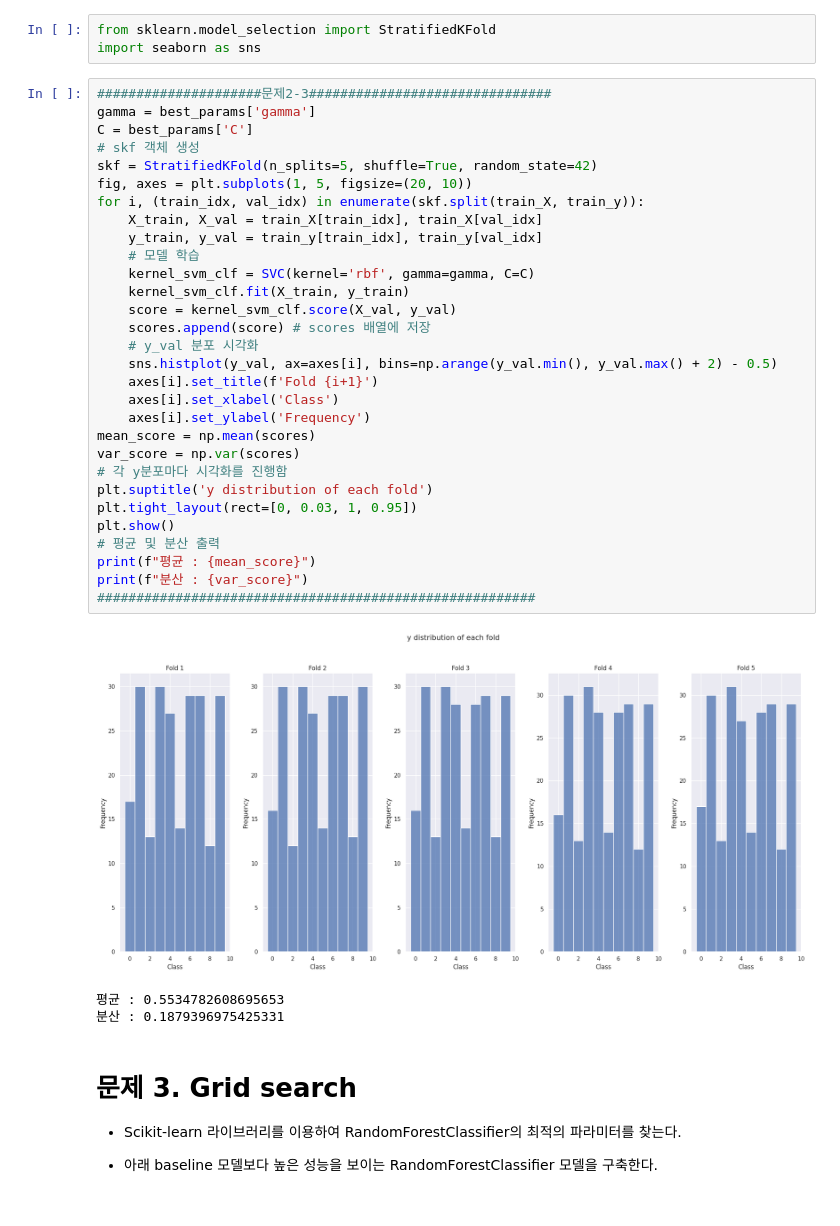
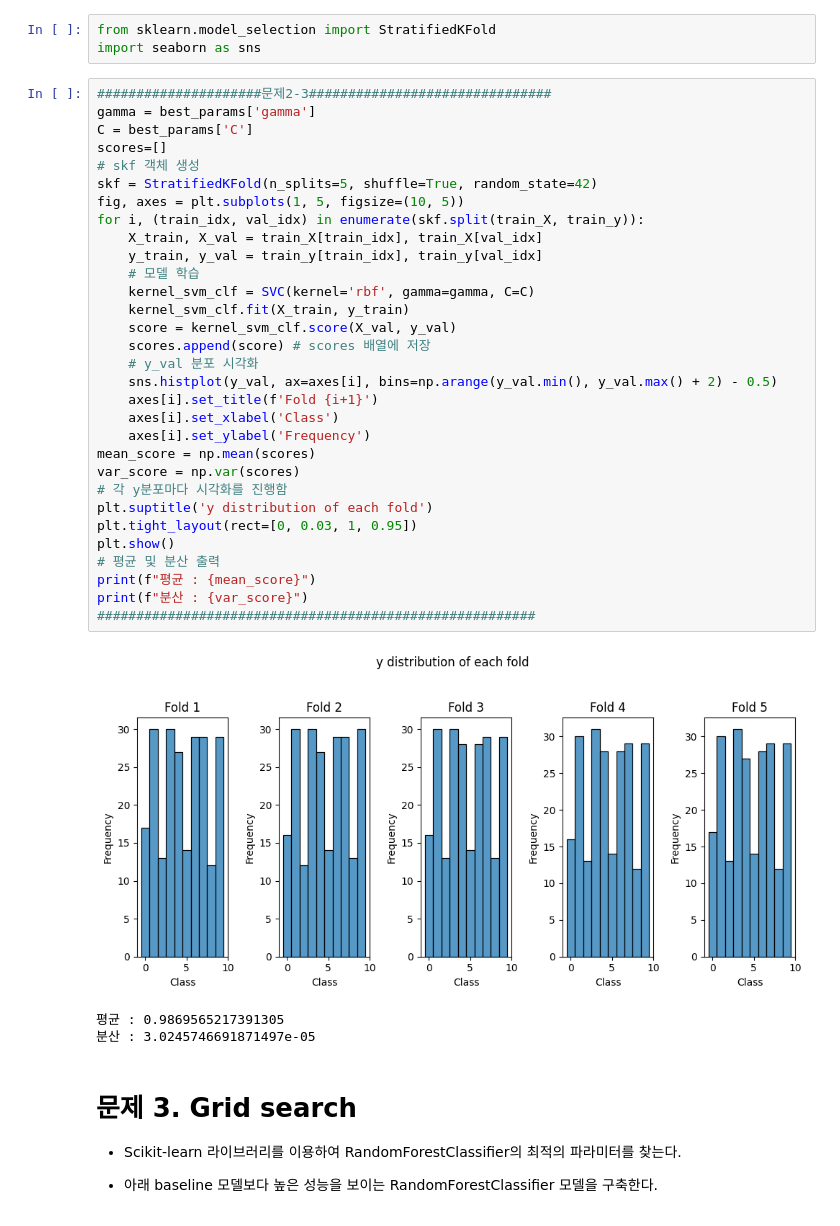
Before and after one commit to jjongdals/2024S-Ajou-ML, a Jupyter notebook: HW2_201921782_박종원.ipynb, the cells around one changed output. Saved outputs shown, nothing was run; the diff lists cells and outputs as text.

```diff
--- a/HW2_201921782_박종원.ipynb
+++ b/HW2_201921782_박종원.ipynb
@@ -230,37 +230,38 @@ import seaborn as sns
 # %%
 #####################문제2-3###############################
 gamma = best_params['gamma']
 C = best_params['C']
+scores=[]
 # skf 객체 생성
 skf = StratifiedKFold(n_splits=5, shuffle=True, random_state=42)
-fig, axes = plt.subplots(1, 5, figsize=(20, 10))
+fig, axes = plt.subplots(1, 5, figsize=(10, 5))
 for i, (train_idx, val_idx) in enumerate(skf.split(train_X, train_y)):
     X_train, X_val = train_X[train_idx], train_X[val_idx]
     y_train, y_val = train_y[train_idx], train_y[val_idx]
     # 모델 학습
     kernel_svm_clf = SVC(kernel='rbf', gamma=gamma, C=C)
     kernel_svm_clf.fit(X_train, y_train)
     score = kernel_svm_clf.score(X_val, y_val)
     scores.append(score) # scores 배열에 저장
     # y_val 분포 시각화
     sns.histplot(y_val, ax=axes[i], bins=np.arange(y_val.min(), y_val.max() + 2) - 0.5)
     axes[i].set_title(f'Fold {i+1}')
     axes[i].set_xlabel('Class')
     axes[i].set_ylabel('Frequency')
 mean_score = np.mean(scores)
 var_score = np.var(scores)
 # 각 y분포마다 시각화를 진행함
 plt.suptitle('y distribution of each fold')
 plt.tight_layout(rect=[0, 0.03, 1, 0.95])
 plt.show()
 # 평균 및 분산 출력
 print(f"평균 : {mean_score}")
 print(f"분산 : {var_score}")
 ########################################################
 # %% [output]
-[figure, old version]
+[figure, new version]
-평균 : 0.5534782608695653
-분산 : 0.1879396975425331
+평균 : 0.9869565217391305
+분산 : 3.0245746691871497e-05
 # %% [markdown]
 # 문제 3. Grid search
 
```
Also changed, not shown: parts of 3 cells of this notebook.
